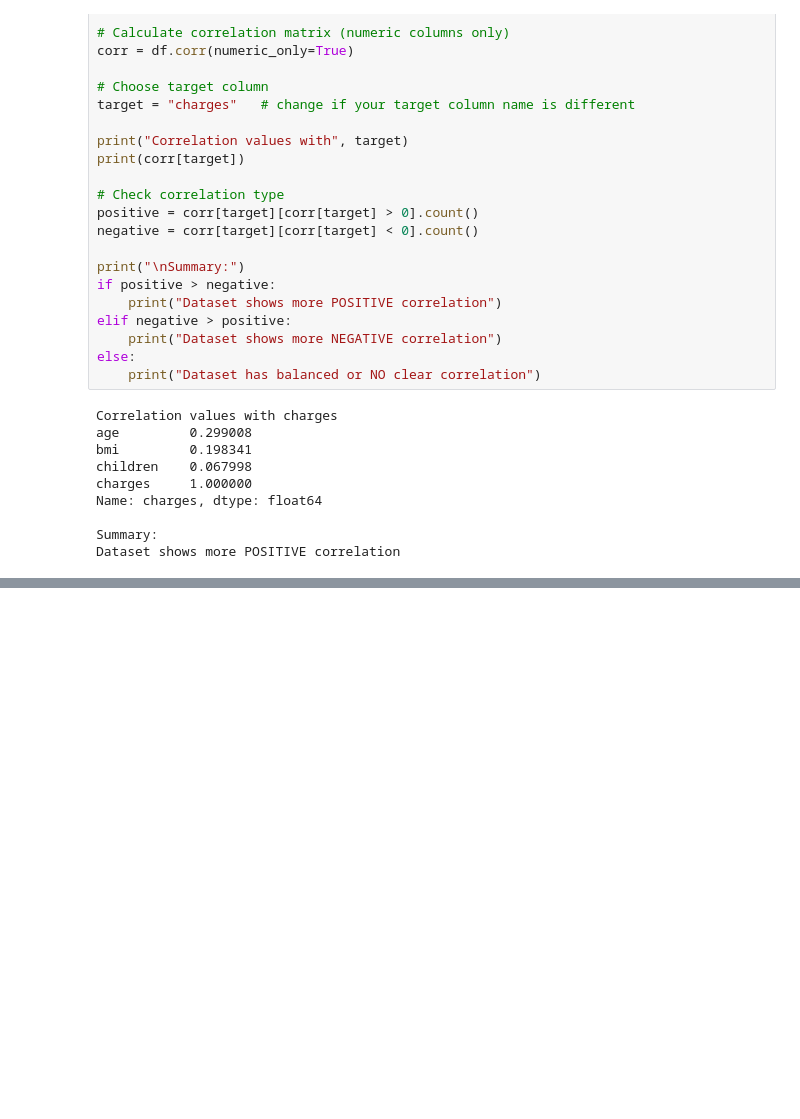
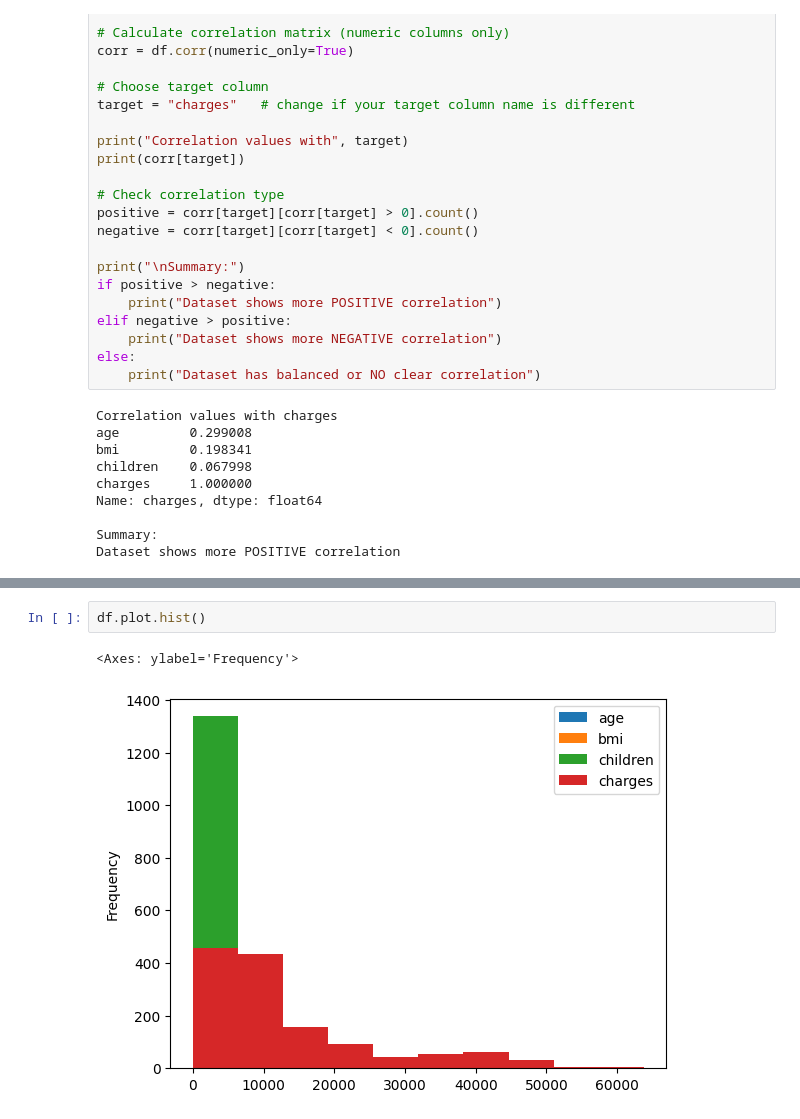
Before and after one commit to naveen03-tech/Machine-Larning, a Jupyter notebook: solutions of lab-01.ipynb, the cells around one changed output, grey strips where cells are left out. Cells and saved outputs as stored; diff of their text form; blank space fills up the shorter version.

```diff
--- a/solutions of lab-01.ipynb
+++ b/solutions of lab-01.ipynb
@@ -134,0 +271,5 @@ Dataset shows more POSITIVE correlation
+# %%
+df.plot.hist()
+# %% [output]
+<Axes: ylabel='Frequency'>
+[figure, added]
```
Also changed, not shown: parts of 8 cells of this notebook.
